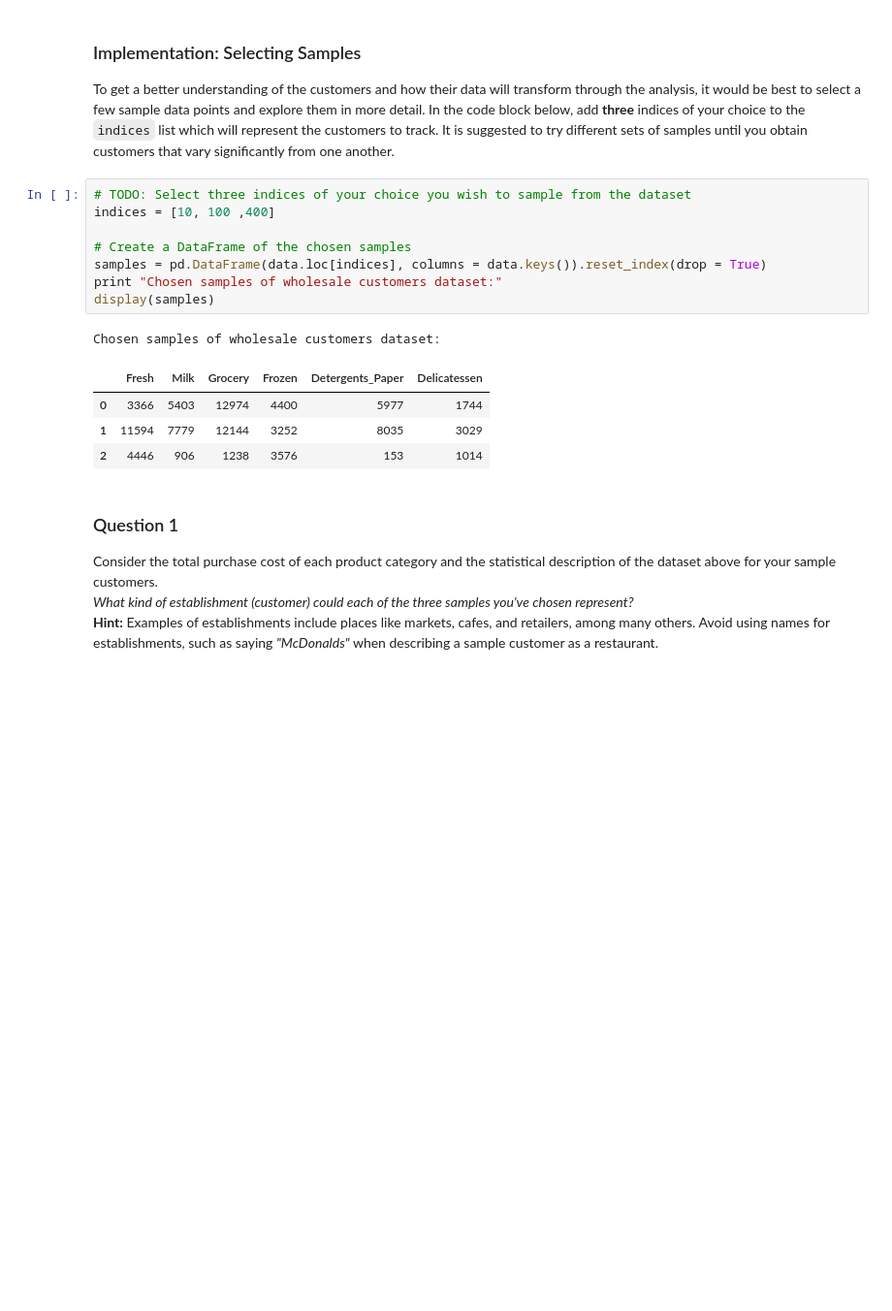
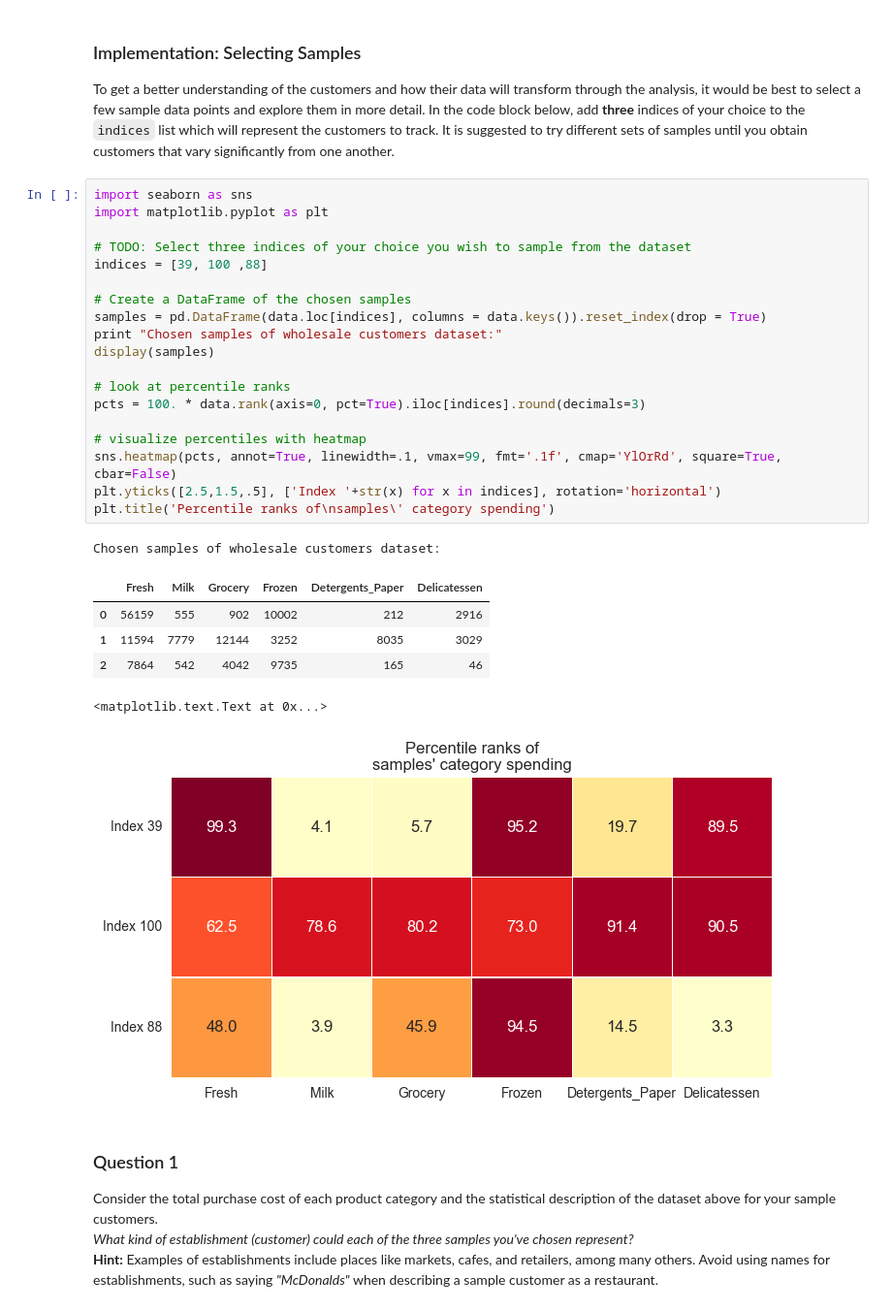
Before and after one commit to Ryosuke-Y/MLND-P3-customer_segments, a Jupyter notebook: customer_segments.ipynb, the cells around one changed output. Shown at 97% size. Cells and saved outputs as stored; diff of their text form; blank space fills up the shorter version.

```diff
--- a/customer_segments.ipynb
+++ b/customer_segments.ipynb
@@ -70,19 +70,32 @@ dtype: float64
 ### Implementation: Selecting Samples
 To get a better understanding of the customers and how their data will transform through the analysis, it would be best to select a few sample data points and explore them in more detail. In the code block below, add **three** indices of your choice to the `indices` list which will represent the customers to track. It is suggested to try different sets of samples until you obtain customers that vary significantly from one another.
 # %%
+import seaborn as sns
+import matplotlib.pyplot as plt
+
 # TODO: Select three indices of your choice you wish to sample from the dataset
-indices = [10, 100 ,400]
+indices = [39, 100 ,88]
 
 # Create a DataFrame of the chosen samples
 samples = pd.DataFrame(data.loc[indices], columns = data.keys()).reset_index(drop = True)
 print "Chosen samples of wholesale customers dataset:"
 display(samples)
+
+# look at percentile ranks
+pcts = 100. * data.rank(axis=0, pct=True).iloc[indices].round(decimals=3)
+
+# visualize percentiles with heatmap
+sns.heatmap(pcts, annot=True, linewidth=.1, vmax=99, fmt='.1f', cmap='YlOrRd', square=True, cbar=False)
+plt.yticks([2.5,1.5,.5], ['Index '+str(x) for x in indices], rotation='horizontal')
+plt.title('Percentile ranks of\nsamples\' category spending')
 # %% [output]
 Chosen samples of wholesale customers dataset:
 |  | Fresh | Milk | Grocery | Frozen | Detergents_Paper | Delicatessen |
-| 0 | 3366 | 5403 | 12974 | 4400 | 5977 | 1744 |
+| 0 | 56159 | 555 | 902 | 10002 | 212 | 2916 |
 | 1 | 11594 | 7779 | 12144 | 3252 | 8035 | 3029 |
-| 2 | 4446 | 906 | 1238 | 3576 | 153 | 1014 |
+| 2 | 7864 | 542 | 4042 | 9735 | 165 | 46 |
+<matplotlib.text.Text at 0x...>
+[figure, added]
 # %% [markdown]
 ### Question 1
 Consider the total purchase cost of each product category and the statistical description of the dataset above for your sample customers.
```
Also changed, not shown: parts of 39 cells of this notebook, 1 other file.
